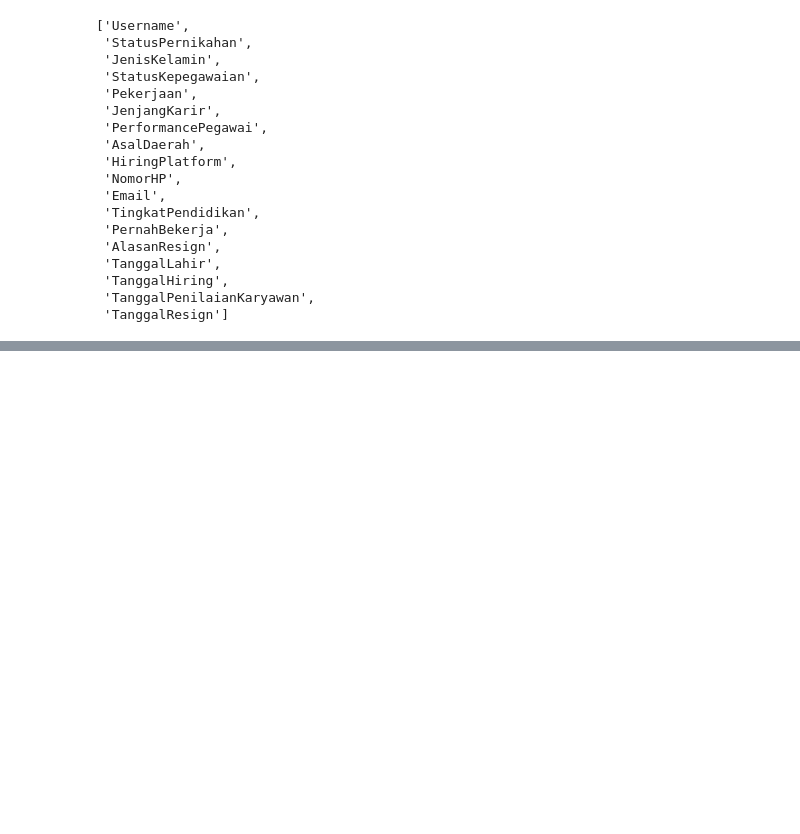
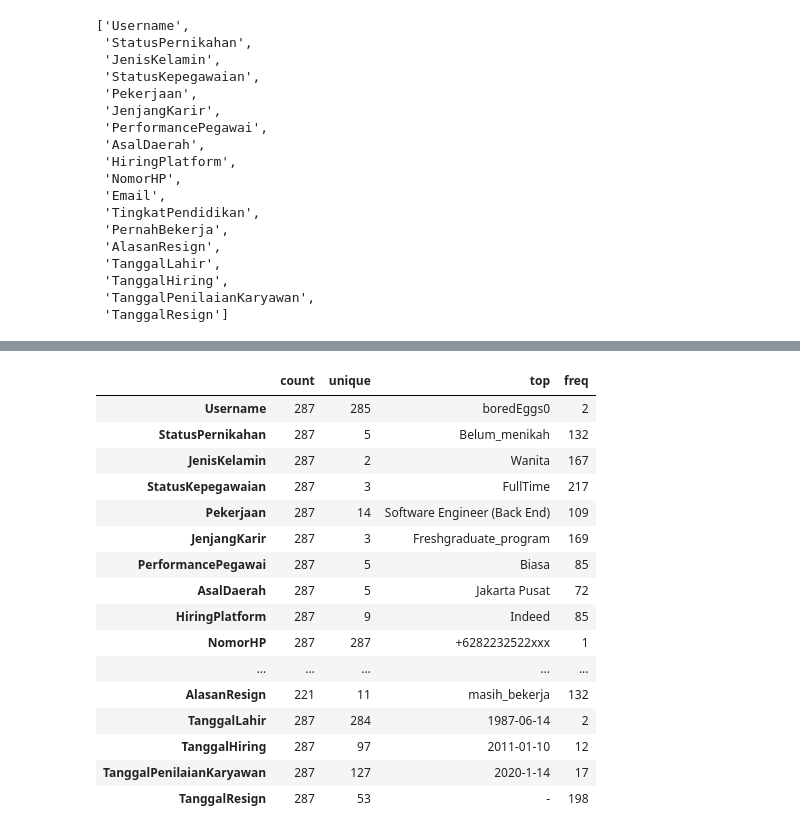
Before and after one commit to imalfunadam/Improving-Employee-Retention-By-Predicting-Employee-Attrition-Using-Machine-Learning, a Jupyter notebook: Predicting Employee Attrition.ipynb, the cells around one changed output, grey strips where cells are left out. Drawn from its saved outputs; the diff is of its cells as text; code cells hidden in the pictures; blank space fills up the shorter version.

```diff
--- a/Predicting Employee Attrition.ipynb
+++ b/Predicting Employee Attrition.ipynb
@@ -151,0 +220,20 @@ cats
+# %%
+df[cats].describe().T
+# %% [output]
+|  | count | unique | top | freq |
+| Username | 287 | 285 | boredEggs0 | 2 |
+| StatusPernikahan | 287 | 5 | Belum_menikah | 132 |
+| JenisKelamin | 287 | 2 | Wanita | 167 |
+| StatusKepegawaian | 287 | 3 | FullTime | 217 |
+| Pekerjaan | 287 | 14 | Software Engineer (Back End) | 109 |
+| JenjangKarir | 287 | 3 | Freshgraduate_program | 169 |
+| PerformancePegawai | 287 | 5 | Biasa | 85 |
+| AsalDaerah | 287 | 5 | Jakarta Pusat | 72 |
+| HiringPlatform | 287 | 9 | Indeed | 85 |
+| NomorHP | 287 | 287 | +6282232522xxx | 1 |
+| ... | ... | ... | ... | ... |
+| AlasanResign | 221 | 11 | masih_bekerja | 132 |
+| TanggalLahir | 287 | 284 | 1987-06-14 | 2 |
+| TanggalHiring | 287 | 97 | 2011-01-10 | 12 |
+| TanggalPenilaianKaryawan | 287 | 127 | 2020-1-14 | 17 |
+| TanggalResign | 287 | 53 | - | 198 |
```
Also changed, not shown: parts of 13 cells of this notebook.
